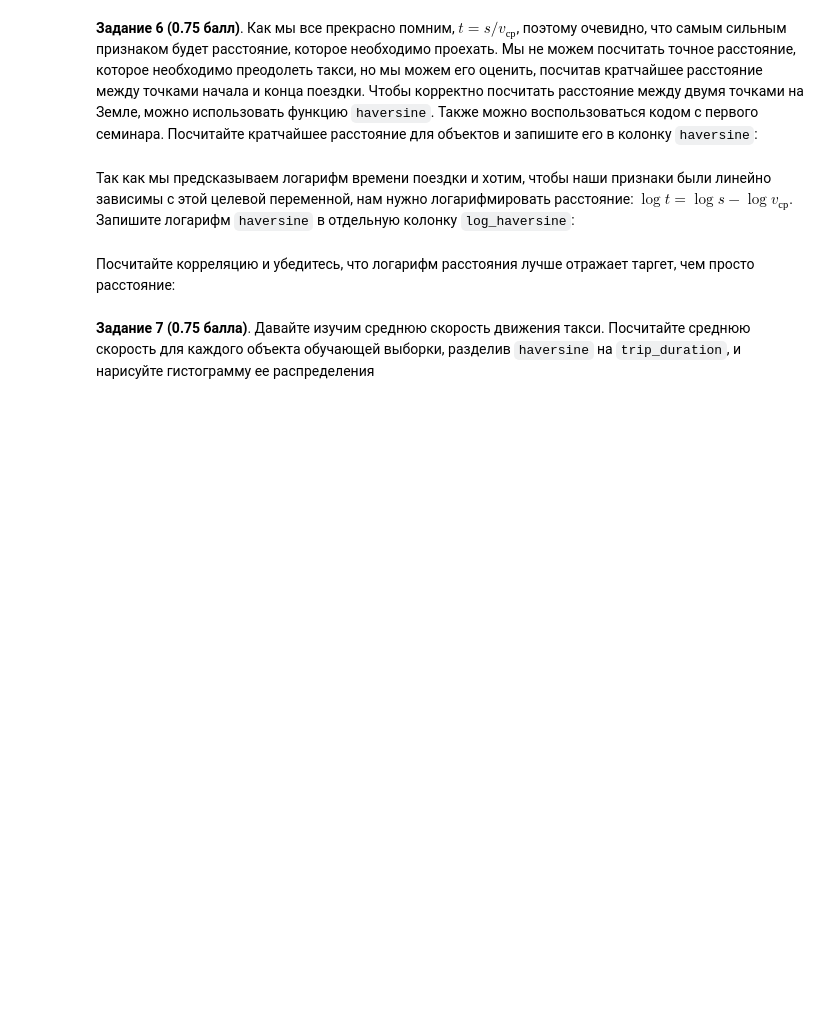
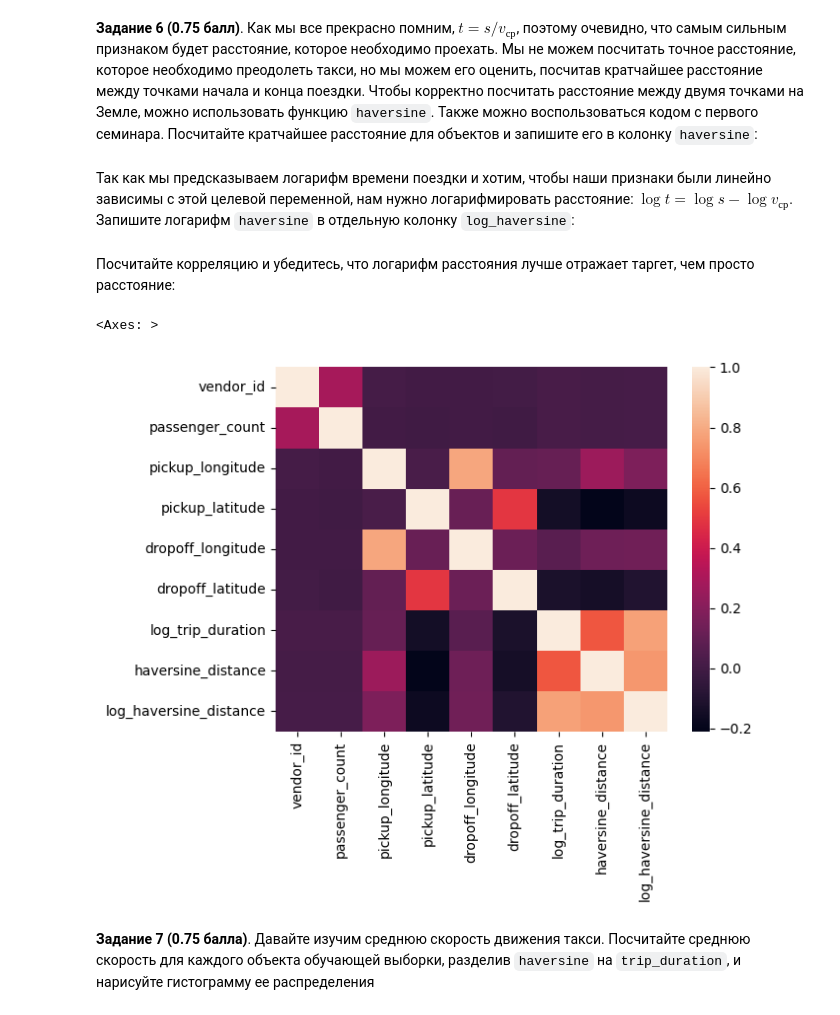
Before and after one commit to Uralbeckins/ML-Sokolov-Course, a Jupyter notebook: homework_practice_02_linregr.ipynb, the cells around one changed output. Saved outputs shown, nothing was run; the diff lists cells and outputs as text; code cells hidden in the pictures; blank space fills up the shorter version.

```diff
--- a/homework_practice_02_linregr.ipynb
+++ b/homework_practice_02_linregr.ipynb
@@ -328,2 +383,16 @@ show_circles_on_map(your_lat_values, your_lon_values, color="midnightblue")
+# %%
+def haversine_array(lat1, lng1, lat2, lng2):
+    lat1, lng1, lat2, lng2 = map(np.radians, (lat1, lng1, lat2, lng2))
+    AVG_EARTH_RADIUS = 6371  # in km
+    lat = lat2 - lat1
+    lng = lng2 - lng1
+    d = np.sin(lat * 0.5) ** 2 + np.cos(lat1) * np.cos(lat2) * np.sin(lng * 0.5) ** 2
+    h = 2 * AVG_EARTH_RADIUS * np.arcsin(np.sqrt(d))
+    return h
+# %%
+df['haversine_distance'] = haversine_array(
+    df['pickup_latitude'], df['pickup_longitude'],
+    df['dropoff_latitude'], df['dropoff_longitude']
+)
 # %% [markdown]
 Так как мы предсказываем логарифм времени поездки и хотим, чтобы наши признаки были линейно зависимы с этой целевой переменной, нам нужно логарифмировать расстояние: $\log t = \log s - \log{v_{\text{ср}}}$. Запишите логарифм `haversine` в отдельную колонку `log_haversine`:
@@ -332,2 +399,4 @@ show_circles_on_map(your_lat_values, your_lon_values, color="midnightblue")
+# %%
+df['log_haversine_distance'] = df['haversine_distance'].apply(np.log)
 # %% [markdown]
 Посчитайте корреляцию и убедитесь, что логарифм расстояния лучше отражает таргет, чем просто расстояние:
@@ -336,2 +403,7 @@ show_circles_on_map(your_lat_values, your_lon_values, color="midnightblue")
+# %%
+sns.heatmap(df.select_dtypes(include=[np.number]).corr())
+# %% [output]
+<Axes: >
+[figure, added]
 # %% [markdown]
 **Задание 7 (0.75 балла)**. Давайте изучим среднюю скорость движения такси. Посчитайте среднюю скорость для каждого объекта обучающей выборки, разделив `haversine` на `trip_duration`, и нарисуйте гистограмму ее распределения
```
Also changed, not shown: parts of 18 cells of this notebook.
